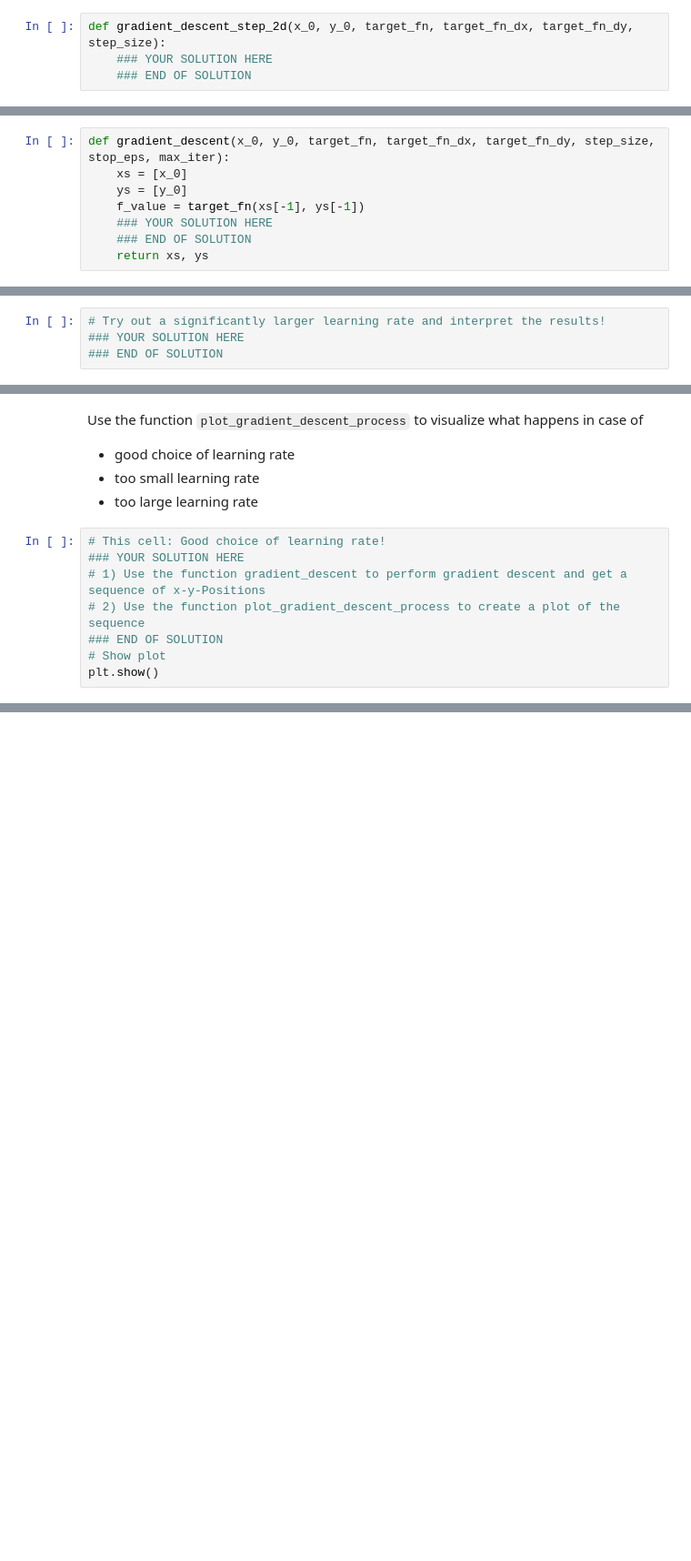
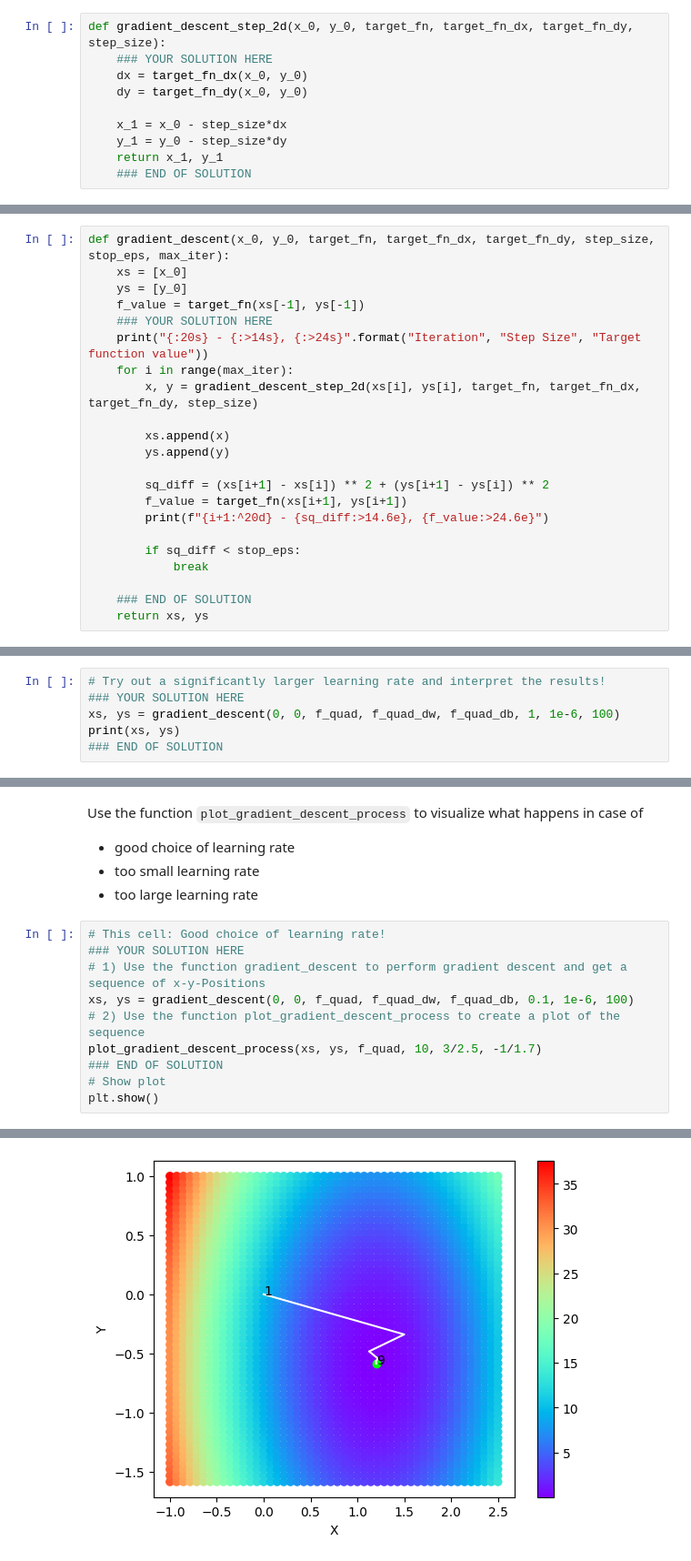
Before and after one commit to ChickenExecutor/HotAi, a Jupyter notebook: V3_neural_networks/V3_neural_networks/exercises/02_gradient_descent.ipynb, the cells around one changed output, grey strips where cells are left out. Shown at 91% size. Cells and saved outputs as stored; diff of their text form; blank space fills up the shorter version.

```diff
--- a/V3_neural_networks/V3_neural_networks/exercises/02_gradient_descent.ipynb
+++ b/V3_neural_networks/V3_neural_networks/exercises/02_gradient_descent.ipynb
@@ -74,6 +74,12 @@ A tuple ``x_1, y_1`` indicating the position after one step of gradient descent
 # %%
 def gradient_descent_step_2d(x_0, y_0, target_fn, target_fn_dx, target_fn_dy, step_size):
     ### YOUR SOLUTION HERE
+    dx = target_fn_dx(x_0, y_0)
+    dy = target_fn_dy(x_0, y_0)
+
+    x_1 = x_0 - step_size*dx
+    y_1 = y_0 - step_size*dy
+    return x_1, y_1
     ### END OF SOLUTION
 # %% [markdown]
 The following code cell contains a small test case for your implementation.
@@ -100,6 +106,20 @@ def gradient_descent(x_0, y_0, target_fn, target_fn_dx, target_fn_dy, step_size,
     ys = [y_0]
     f_value = target_fn(xs[-1], ys[-1])
     ### YOUR SOLUTION HERE
+    print("{:20s} - {:>14s}, {:>24s}".format("Iteration", "Step Size", "Target function value"))
+    for i in range(max_iter):
+        x, y = gradient_descent_step_2d(xs[i], ys[i], target_fn, target_fn_dx, target_fn_dy, step_size)
+
+        xs.append(x)
+        ys.append(y)
+
+        sq_diff = (xs[i+1] - xs[i]) ** 2 + (ys[i+1] - ys[i]) ** 2
+        f_value = target_fn(xs[i+1], ys[i+1])
+        print(f"{i+1:^20d} - {sq_diff:>14.6e}, {f_value:>24.6e}")
+
+        if sq_diff < stop_eps:
+            break
+
     ### END OF SOLUTION
     return xs, ys
 # %% [markdown]
@@ -121,4 +174,6 @@ What happens if you choose learning rates which are significantly larger or smal
 # %%
 # Try out a significantly larger learning rate and interpret the results!
 ### YOUR SOLUTION HERE
+xs, ys = gradient_descent(0, 0, f_quad, f_quad_dw, f_quad_db, 1, 1e-6, 100)
+print(xs, ys)
 ### END OF SOLUTION
@@ -156,7 +229,10 @@ Use the function ``plot_gradient_descent_process`` to visualize what happens in
 # This cell: Good choice of learning rate!
 ### YOUR SOLUTION HERE
 # 1) Use the function gradient_descent to perform gradient descent and get a sequence of x-y-Positions
+xs, ys = gradient_descent(0, 0, f_quad, f_quad_dw, f_quad_db, 0.1, 1e-6, 100)
 # 2) Use the function plot_gradient_descent_process to create a plot of the sequence
+plot_gradient_descent_process(xs, ys, f_quad, 10, 3/2.5, -1/1.7)
 ### END OF SOLUTION
 # Show plot
 plt.show()
+# %% [output]
@@ -163,3 +248,4 @@ plt.show()
+[figure, added]
 # %%
 # This cell: Too small choice of learning rate!
 ### YOUR SOLUTION HERE
```
Also changed, not shown: parts of 6 cells of this notebook, 39 other files.
